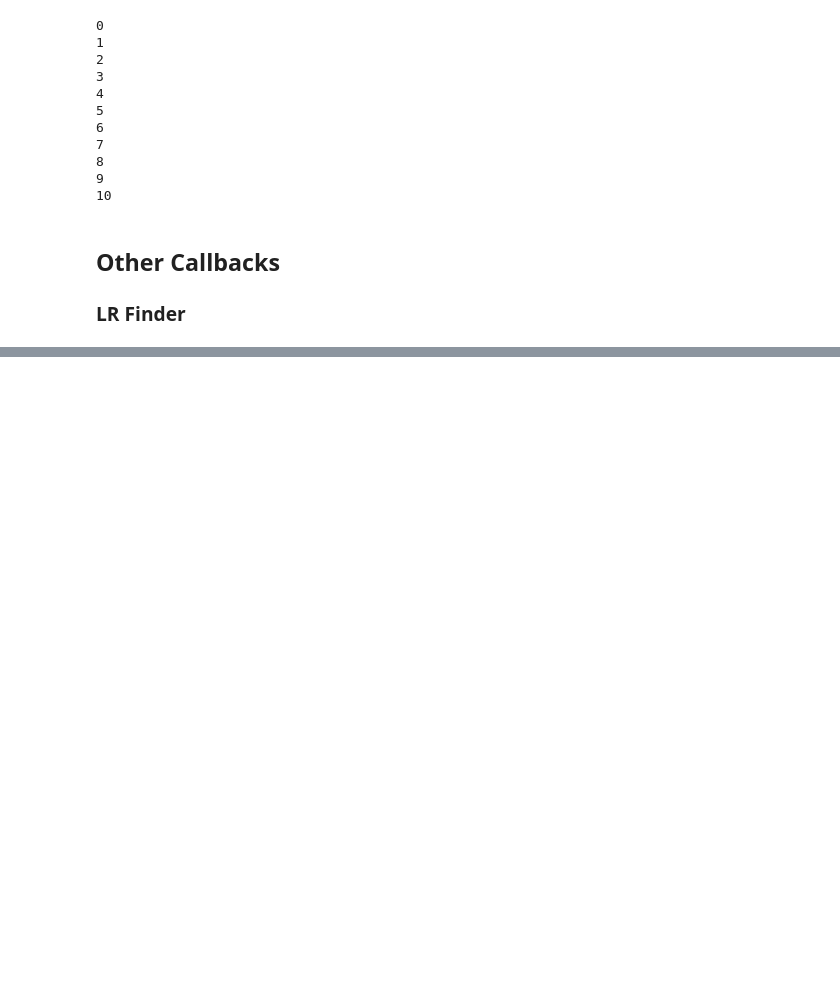
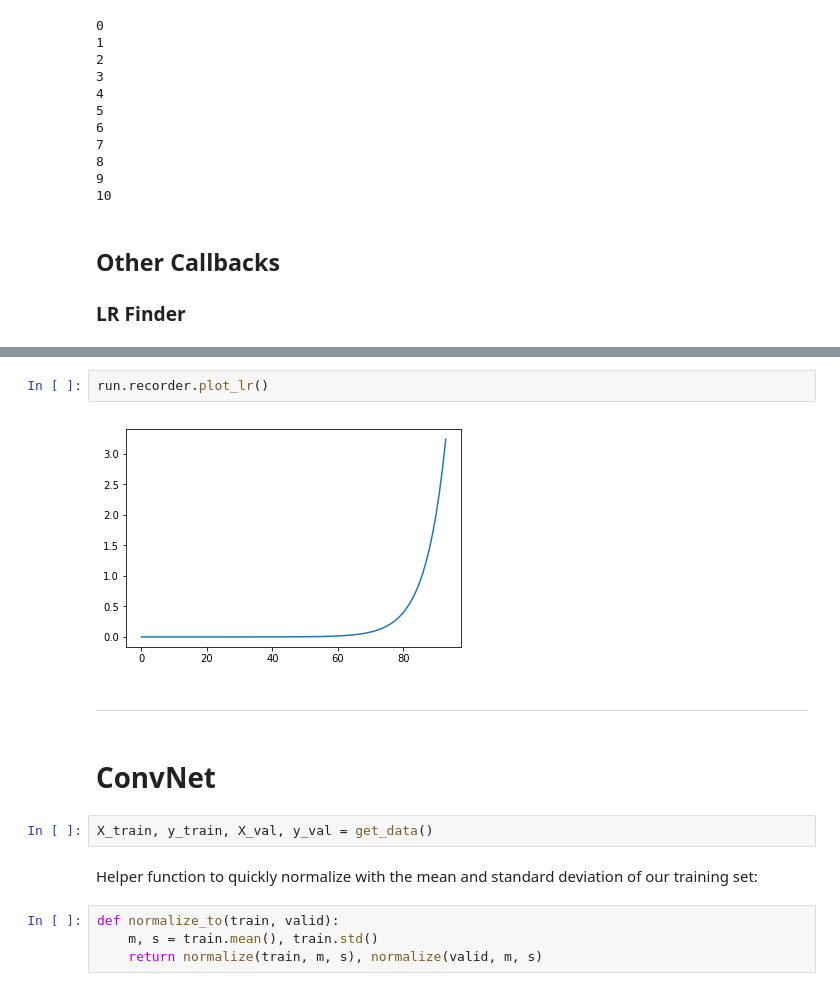
Before and after one commit to Akramz/Impractical-DL, a Jupyter notebook: 02.ipynb, the cells around one changed output, grey strips where cells are left out. Cells and saved outputs as stored; diff of their text form; blank space fills up the shorter version.

```diff
--- a/02.ipynb
+++ b/02.ipynb
@@ -786,0 +809,16 @@ class LR_Find(Callback):
+# %%
+run.recorder.plot_lr()
+# %% [output]
+[figure, added]
+# %% [markdown]
+---
+# %% [markdown]
+# ConvNet
+# %%
+X_train, y_train, X_val, y_val = get_data()
+# %% [markdown]
+Helper function to quickly normalize with the mean and standard deviation of our training set:
+# %%
+def normalize_to(train, valid):
+    m, s = train.mean(), train.std()
+    return normalize(train, m, s), normalize(valid, m, s)
```
Also changed, not shown: parts of 11 cells of this notebook.
